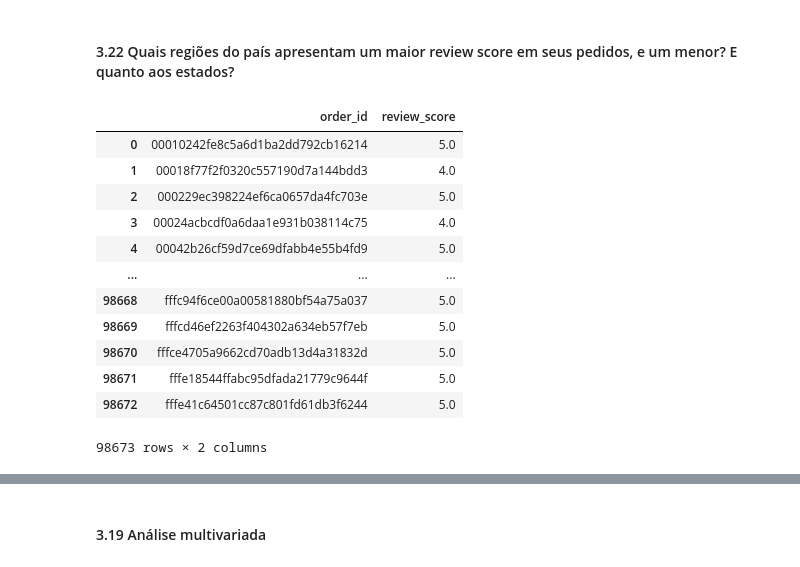
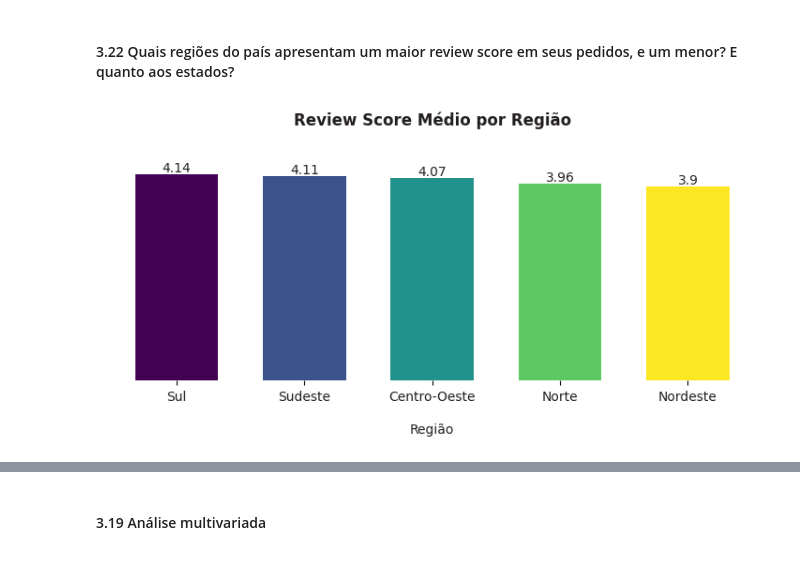
Before and after one commit to allmeidaapedro/Olist-Analysis, a Jupyter notebook: eda.ipynb, the cells around one changed output, grey strips where cells are left out. Saved outputs shown, nothing was run; the diff lists cells and outputs as text; code cells hidden in the pictures.

Commit message:
Análise de fretes e review_scores

```diff
--- a/eda.ipynb
+++ b/eda.ipynb
@@ -1281,19 +1279,28 @@ reviews_grouped['review_score'].describe().to_frame()
 Em uma escala de 1 a 5, o review_score médio encontra-se em aproximadamente 4.1, o que nos indica um bom serviço prestado pela Olist. Ademais, analisando os percentis, pode-se perceber que 75% dos reviews têm score de 4 a 5.
 # %% [markdown]
 #### 3.22 Quais regiões do país apresentam um maior review score em seus pedidos, e um menor? E quanto aos estados?
-# %%
-reviews_grouped
-# %% [output]
-|  | order_id | review_score |
-| 0 | 00010242fe8c5a6d1ba2dd792cb16214 | 5.0 |
-| 1 | 00018f77f2f0320c557190d7a144bdd3 | 4.0 |
-| 2 | 000229ec398224ef6ca0657da4fc703e | 5.0 |
-| 3 | 00024acbcdf0a6daa1e931b038114c75 | 4.0 |
-| 4 | 00042b26cf59d7ce69dfabb4e55b4fd9 | 5.0 |
-| ... | ... | ... |
-| 98668 | fffc94f6ce00a00581880bf54a75a037 | 5.0 |
-| 98669 | fffcd46ef2263f404302a634eb57f7eb | 5.0 |
-| 98670 | fffce4705a9662cd70adb13d4a31832d | 5.0 |
-| 98671 | fffe18544ffabc95dfada21779c9644f | 5.0 |
-| 98672 | fffe41c64501cc87c801fd61db3f6244 | 5.0 |
-98673 rows × 2 columns
+# %%
+# Grouping the data by region, obtaining the average review score per region.
+regions_reviews = order_data.groupby(['region'])[['review_score']].mean().sort_values(by=['review_score'], ascending=False).reset_index()
+
+# Defining the bars colors.
+colors = plt.cm.viridis(np.linspace(0, 1, len(regions_reviews)))
+
+# Defining the figure and plotting the bar chart.
+figure, ax = plt.subplots(figsize=(9, 3))
+bars = ax.bar(x=regions_reviews['region'], height=round(regions_reviews['review_score'], 2), color=colors, width=0.65)
+
+# Putting labels at the top of the bars.
+ax.bar_label(bars, color=CINZA1)
+
+# Customizing the plot.
+ax.set_title('Review Score Médio por Região', color=CINZA1, fontweight='bold', pad=30)
+ax.set_xlabel('Região', labelpad=15, color=CINZA1)
+ax.set_xticks(ticks=regions_reviews['region'], labels=regions_reviews['region'], color=CINZA1)
+ax.get_yaxis().set_visible(False)
+ax.spines['right'].set_visible(False)
+ax.spines['top'].set_visible(False)
+ax.spines['left'].set_visible(False)
+ax.spines['bottom'].set_visible(False)
+# %% [output]
+[figure, added]
```
Also changed, not shown: parts of 15 cells of this notebook.
